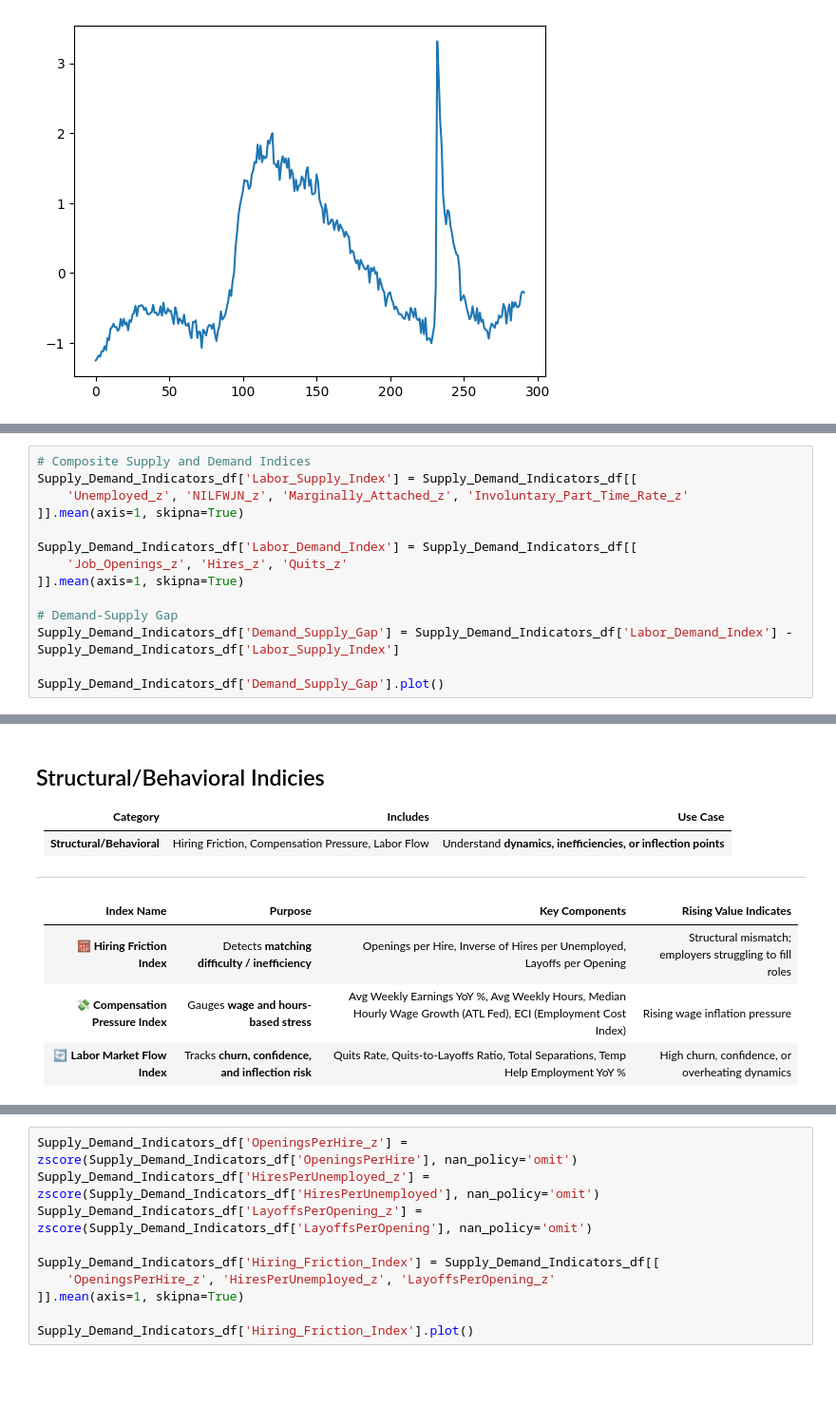
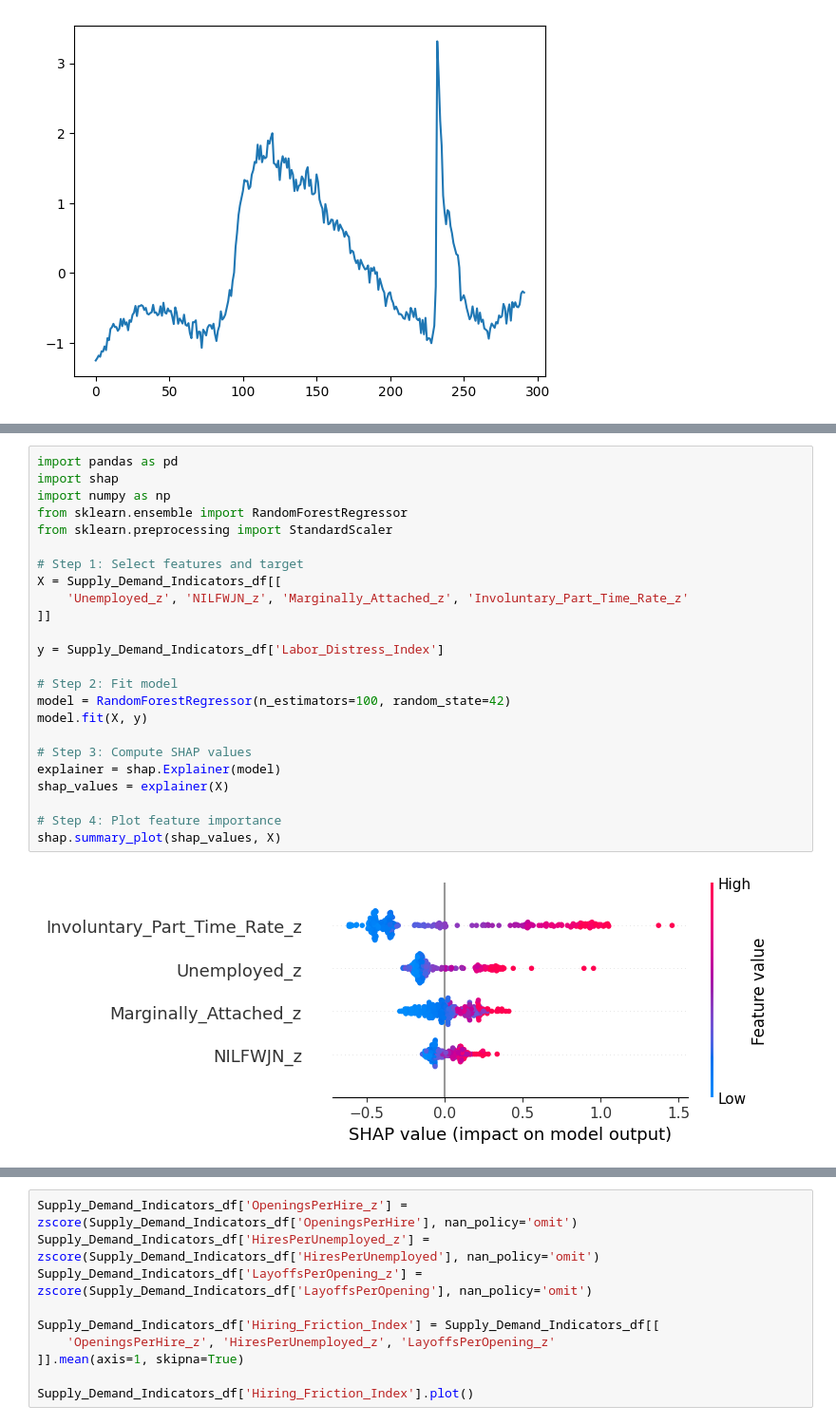
Before and after one commit to Makster04/Labor_Market_Index, a Jupyter notebook: Demand_vs_Supply/Demand_vs_Supply.ipynb, the cells around one changed output, grey strips where cells are left out. Shown at 95% size. Cells and saved outputs as stored; diff of their text form; blank space fills up the shorter version.

```diff
--- a/Demand_vs_Supply/Demand_vs_Supply.ipynb
+++ b/Demand_vs_Supply/Demand_vs_Supply.ipynb
@@ -481,14 +477,0 @@ Captures whether demand is outpacing supply (tight market) or vice versa (slack
-# %%
-# Composite Supply and Demand Indices
-Supply_Demand_Indicators_df['Labor_Supply_Index'] = Supply_Demand_Indicators_df[[
-    'Unemployed_z', 'NILFWJN_z', 'Marginally_Attached_z', 'Involuntary_Part_Time_Rate_z'
-]].mean(axis=1, skipna=True)
-
-Supply_Demand_Indicators_df['Labor_Demand_Index'] = Supply_Demand_Indicators_df[[
-    'Job_Openings_z', 'Hires_z', 'Quits_z'
-]].mean(axis=1, skipna=True)
-
-# Demand-Supply Gap
-Supply_Demand_Indicators_df['Demand_Supply_Gap'] = Supply_Demand_Indicators_df['Labor_Demand_Index'] - Supply_Demand_Indicators_df['Labor_Supply_Index']
-
-Supply_Demand_Indicators_df['Demand_Supply_Gap'].plot()
@@ -498,15 +478,27 @@ Supply_Demand_Indicators_df['Demand_Supply_Gap'].plot()
-# %% [markdown]
-## Structural/Behavioral Indicies
-
-| **Category**              | **Includes**                                       | **Use Case**                                                  |
-| ------------------------- | -------------------------------------------------- | ------------------------------------------------------------- |
-| **Structural/Behavioral** | Hiring Friction, Compensation Pressure, Labor Flow | Understand **dynamics, inefficiencies, or inflection points** |
-
----
-
-| **Index Name**                     | **Purpose**                                           | **Key Components**                                                                                            | **Rising Value Indicates**                              |
-| ---------------------------------- | ----------------------------------------------------- | ------------------------------------------------------------------------------------------------------------- | ------------------------------------------------------- |
-| 🧮 **Hiring Friction Index**       | Detects **matching difficulty / inefficiency**        | Openings per Hire, Inverse of Hires per Unemployed, Layoffs per Opening                                       | Structural mismatch; employers struggling to fill roles |
-| 💸 **Compensation Pressure Index** | Gauges **wage and hours-based stress**                | Avg Weekly Earnings YoY %, Avg Weekly Hours, Median Hourly Wage Growth (ATL Fed), ECI (Employment Cost Index) | Rising wage inflation pressure                          |
-| 🔄 **Labor Market Flow Index**     | Tracks **churn, confidence, and inflection risk**     | Quits Rate, Quits-to-Layoffs Ratio, Total Separations, Temp Help Employment YoY %                             | High churn, confidence, or overheating dynamics         |
+# %%
+import pandas as pd
+import shap
+import numpy as np
+from sklearn.ensemble import RandomForestRegressor
+from sklearn.preprocessing import StandardScaler
+
+# Step 1: Select features and target
+X = Supply_Demand_Indicators_df[[
+    'Unemployed_z', 'NILFWJN_z', 'Marginally_Attached_z', 'Involuntary_Part_Time_Rate_z'
+]]
+
+y = Supply_Demand_Indicators_df['Labor_Distress_Index']
+
+# Step 2: Fit model
+model = RandomForestRegressor(n_estimators=100, random_state=42)
+model.fit(X, y)
+
+# Step 3: Compute SHAP values
+explainer = shap.Explainer(model)
+shap_values = explainer(X)
+
+# Step 4: Plot feature importance
+shap.summary_plot(shap_values, X)
+# %% [output]
+[figure, added]
 # %% [markdown]
```
Also changed, not shown: parts of 46 cells of this notebook, 7 other files.
